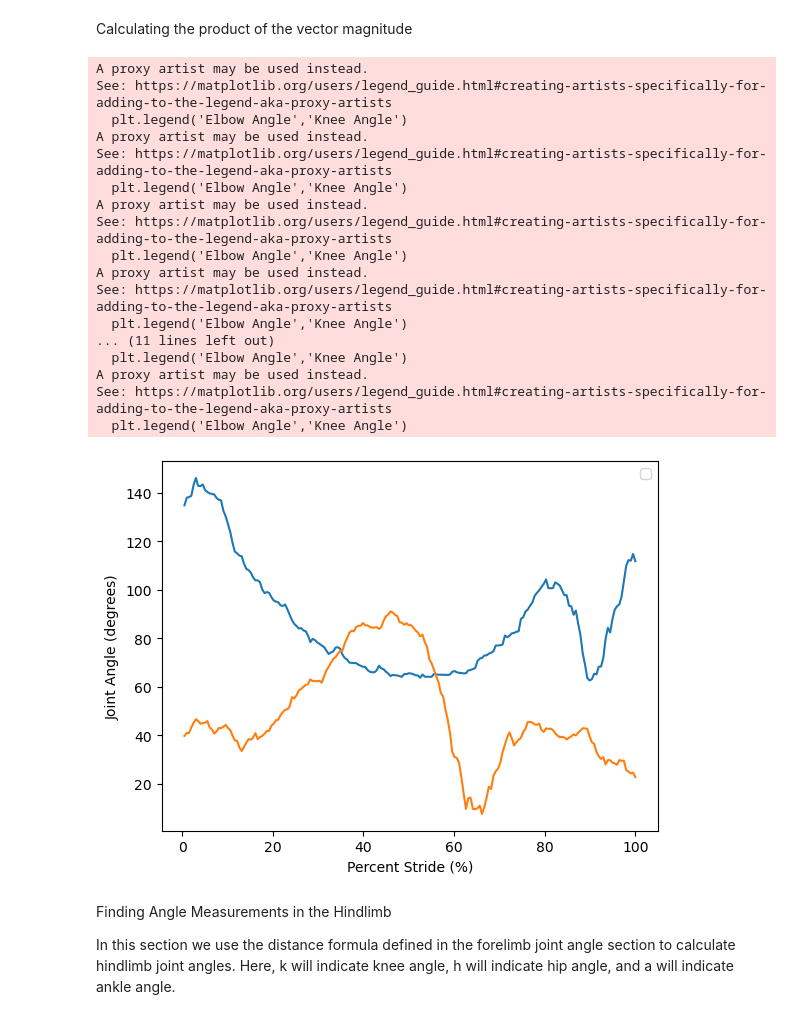
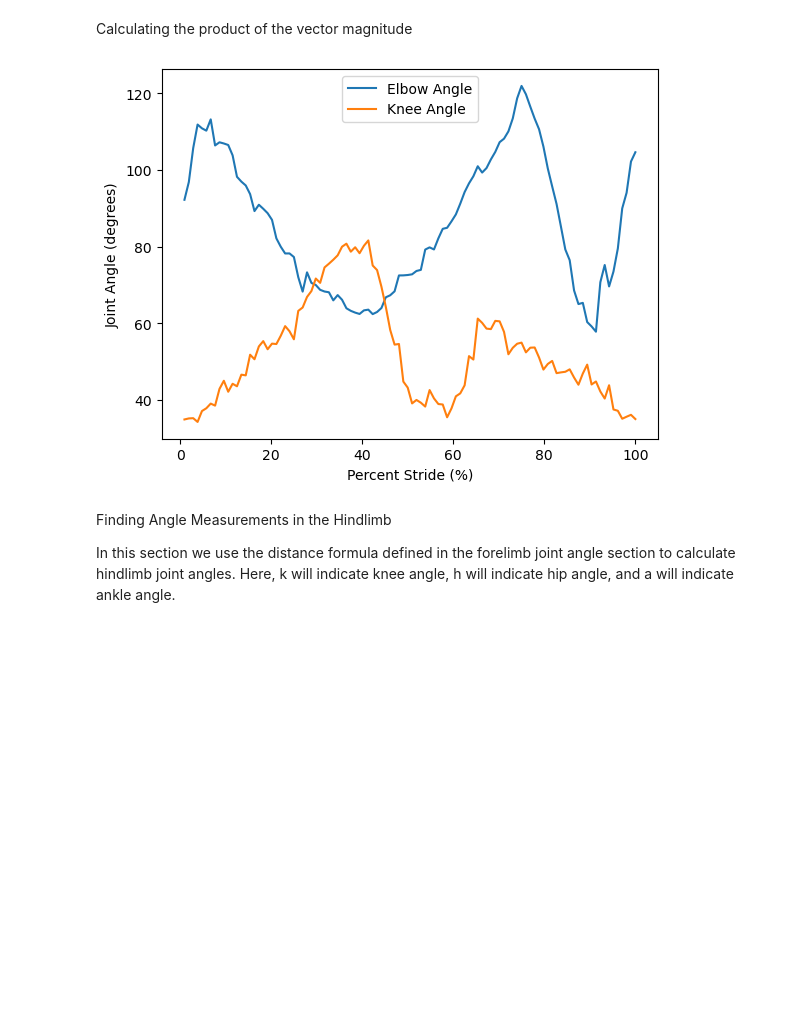
Before and after one commit to jfabiandub/walking_frog_force, a Jupyter notebook: walking_frog_force_script.ipynb, the cells around one changed output. Cells and saved outputs as stored; diff of their text form; code cells hidden in the pictures; blank space fills up the shorter version.

```diff
--- a/walking_frog_force_script.ipynb
+++ b/walking_frog_force_script.ipynb
@@ -34,7 +34,7 @@ parameters = pd.read_excel(params)
 elects which row to process within the excel parameters sheet
 Change number based upon the row you'd like to process within the excel spread sheet and save the matlab code before you run the code
 # %%
-excel_row_to_process = 2 #must start at 2 bc of pandas structure
+excel_row_to_process = 28 #must start at 2 with only FL and 28 with FL and HL bc of pandas structure
 film_side_right = True
 # %% [markdown]
 Video/Force Sampling Information
@@ -74,41 +73,0 @@ print(walk_seq)
-# %%
-
-""" this is for me to try different approaches.
-
-
-row_to_process = excel_row_to_process-1
-
-# Print the size of the parameters variable
-display(parameters.shape)
-
-type(parameters) #gets the type
-
-if 'Date' in parameters.columns:
-    date = str(parameters['Date'].iloc[row_to_process])
-
-else:
-    print("Error: Date not found in DataFrame")
-
-print(date)
-
-if 'Ind.' in parameters.columns:
-    individual = str(parameters['Ind.'][row_to_process])
-
-else:
-    print('Error')
-
-print(individual)
-
-type(individual)
-
-
-#set up variables to right columns
-#date = str(parameters.Date[row_to_process])
-
-
-walk_seq = date,'_', genus_species, individual, '_walk', walk_num #append has a limited num of arguments
-#so the best way to concatenate strings is to add the '+ ' sign in between
-#print(date)
-
-#type(date)
-#parameters.info() #gets the """
@@ -1486,43 +1526,26 @@ Calculating the product of the vector magnitude
 # %%
 sv_Vc = Vc*Vc
 dp_Vc = np.sum((sv_Vc), axis=1)
 mag_Vc = np.sqrt(dp_Vc)
 sv_Vd = Vd*Vd
 dp_Vd = np.sum((sv_Vd),axis=1)
 mag_Vd = np.sqrt(dp_Vd)
 theta_k = np.degrees(np.arccos(dot_V/(mag_Vc*mag_Vd)))
 
 #% Graphing FL & HL 3D Joint Angles (using matrix math)
 #% FIXIT something weird here with graph imaginary numbers
 
 #% Displaying |elbow| and |knee| angle over time.
 
 #this figure has been comented out in matlab but it appears to be okay here
 plt.figure(2)
 plt.plot(p_stride1,alpha2,p_stride1, beta)
 plt.xlabel('Percent Stride (%)')
 plt.ylabel('Joint Angle (degrees)')
-plt.legend('Elbow Angle','Knee Angle')
+plt.legend(['Elbow Angle','Knee Angle'])
 plt.show()
 # %% [output]
-A proxy artist may be used instead.
-See: https://matplotlib.org/users/legend_guide.html#creating-artists-specifically-for-adding-to-the-legend-aka-proxy-artists
-  plt.legend('Elbow Angle','Knee Angle')
-A proxy artist may be used instead.
-See: https://matplotlib.org/users/legend_guide.html#creating-artists-specifically-for-adding-to-the-legend-aka-proxy-artists
-  plt.legend('Elbow Angle','Knee Angle')
-A proxy artist may be used instead.
-See: https://matplotlib.org/users/legend_guide.html#creating-artists-specifically-for-adding-to-the-legend-aka-proxy-artists
-  plt.legend('Elbow Angle','Knee Angle')
-A proxy artist may be used instead.
-See: https://matplotlib.org/users/legend_guide.html#creating-artists-specifically-for-adding-to-the-legend-aka-proxy-artists
-  plt.legend('Elbow Angle','Knee Angle')
-... (11 lines left out)
-  plt.legend('Elbow Angle','Knee Angle')
-A proxy artist may be used instead.
-See: https://matplotlib.org/users/legend_guide.html#creating-artists-specifically-for-adding-to-the-legend-aka-proxy-artists
-  plt.legend('Elbow Angle','Knee Angle')
-[figure, old version]
+[figure, new version]
 # %% [markdown]
 Finding Angle Measurements in the Hindlimb
 
```
Also changed, not shown: parts of 137 cells of this notebook, 5 other files.
